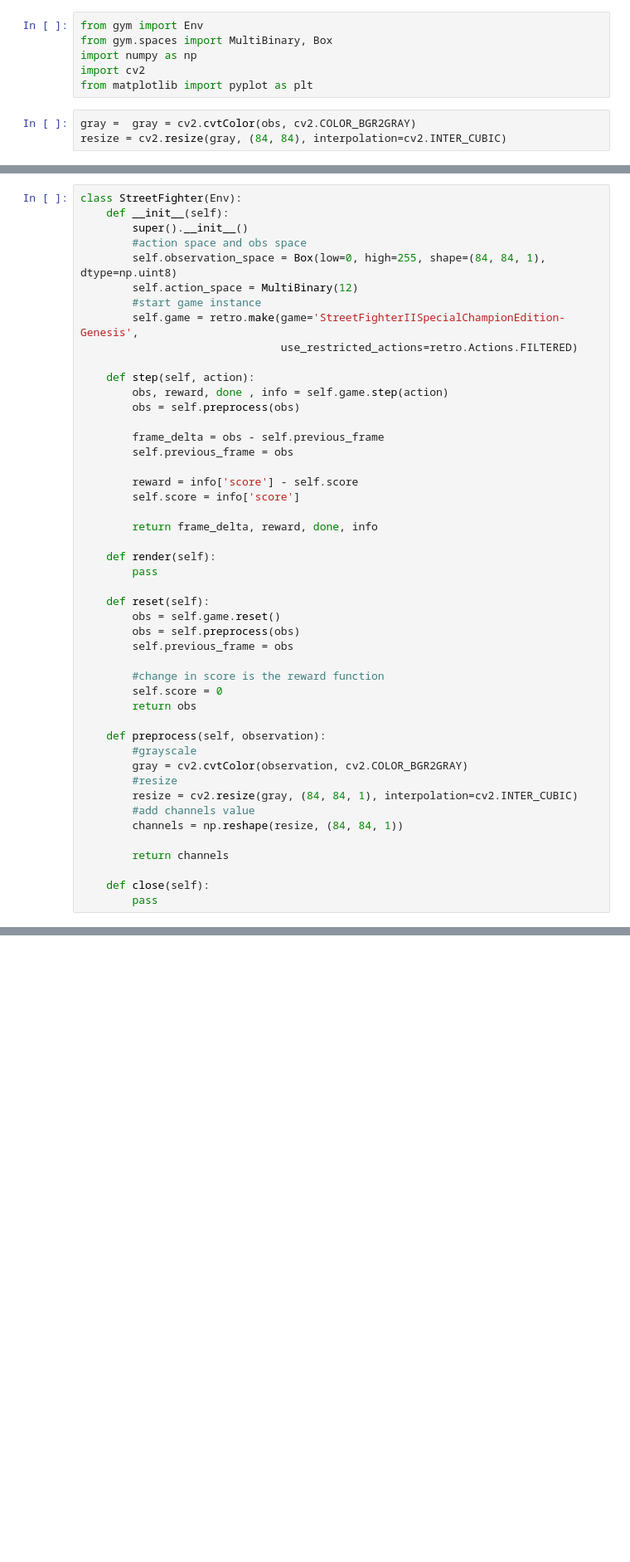
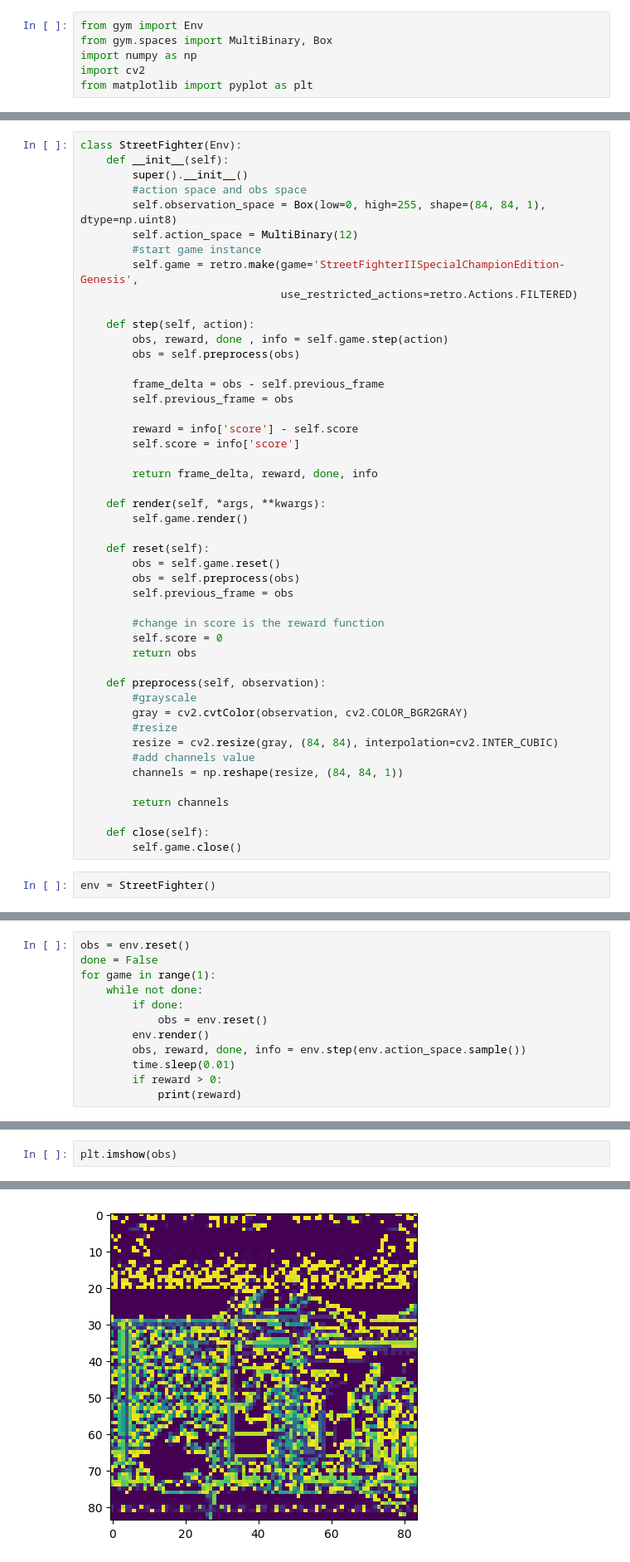
Before and after one commit to asabryy/RL_Game, a Jupyter notebook: RLTest1.ipynb, the cells around one changed output, grey strips where cells are left out. Shown at 83% size. Cells and saved outputs as stored; diff of their text form; blank space fills up the shorter version.

```diff
--- a/RLTest1.ipynb
+++ b/RLTest1.ipynb
@@ -87,6 +29,3 @@ from gym.spaces import MultiBinary, Box
 import numpy as np
 import cv2
 from matplotlib import pyplot as plt
-# %%
-gray =  gray = cv2.cvtColor(obs, cv2.COLOR_BGR2GRAY)
-resize = cv2.resize(gray, (84, 84), interpolation=cv2.INTER_CUBIC)
@@ -119,8 +52,8 @@ class StreetFighter(Env):
 
         return frame_delta, reward, done, info
 
-    def render(self):
-        pass
+    def render(self, *args, **kwargs):
+        self.game.render()
 
     def reset(self):
         obs = self.game.reset()
@@ -135,11 +68,13 @@ class StreetFighter(Env):
         #grayscale
         gray = cv2.cvtColor(observation, cv2.COLOR_BGR2GRAY)
         #resize
-        resize = cv2.resize(gray, (84, 84, 1), interpolation=cv2.INTER_CUBIC)
+        resize = cv2.resize(gray, (84, 84), interpolation=cv2.INTER_CUBIC)
         #add channels value
         channels = np.reshape(resize, (84, 84, 1))
 
         return channels
 
     def close(self):
-        pass
+        self.game.close()
+# %%
+env = StreetFighter()
@@ -145,0 +85,12 @@ class StreetFighter(Env):
+# %%
+obs = env.reset()
+done = False
+for game in range(1):
+    while not done:
+        if done:
+            obs = env.reset()
+        env.render()
+        obs, reward, done, info = env.step(env.action_space.sample())
+        time.sleep(0.01)
+        if reward > 0:
+            print(reward)
@@ -145,0 +116,3 @@ class StreetFighter(Env):
+# %%
+plt.imshow(obs)
+# %% [output]
@@ -145,0 +120 @@ class StreetFighter(Env):
+[figure, added]
```
Also changed, not shown: parts of 9 cells of this notebook.
